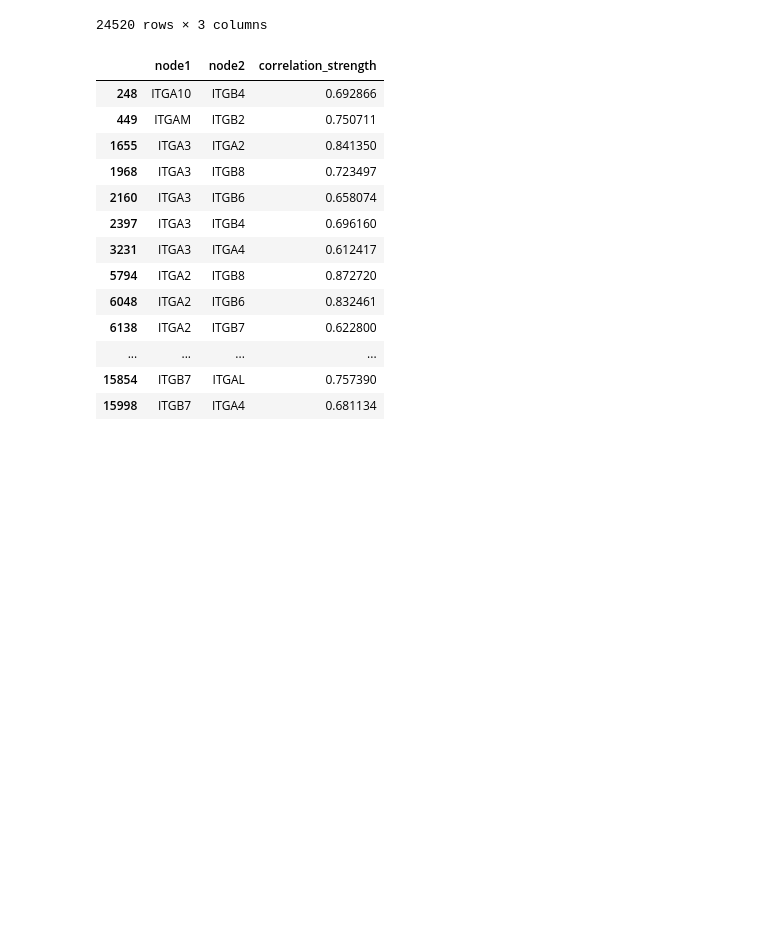
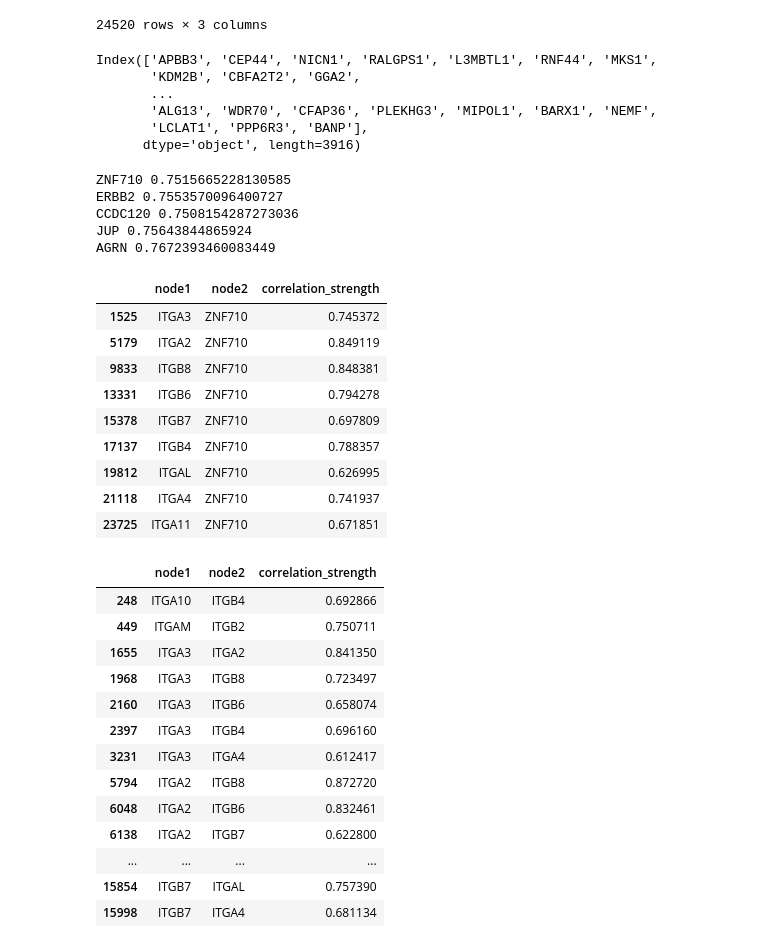
Before and after one commit to hshadman/integrin_expression_data_mining, a Jupyter notebook: jesse_code/gene_networking_analysis_BRCA_v2_(gtex_males_excluded).ipynb, the cells around one changed output. Cells and saved outputs as stored; diff of their text form; code cells hidden in the pictures; blank space fills up the shorter version.

```diff
--- a/jesse_code/gene_networking_analysis_BRCA_v2_(gtex_males_excluded).ipynb
+++ b/jesse_code/gene_networking_analysis_BRCA_v2_(gtex_males_excluded).ipynb
@@ -1050,6 +1085,41 @@ gtex_network_df
 | 24518 | ITGA11 | PRNP | 0.604967 |
 | 24519 | ITGA11 | CABIN1 | 0.642895 |
 24520 rows × 3 columns
+# %%
+# find connected to at least 3 integrins
+genes_at_least3 = gtex_network_df['node2'].value_counts()[gtex_network_df['node2'].value_counts()>=3].index
+print(genes_at_least3[~(genes_at_least3.str.contains('ITG'))])
+del genes_at_least3
+# %% [output]
+Index(['APBB3', 'CEP44', 'NICN1', 'RALGPS1', 'L3MBTL1', 'RNF44', 'MKS1',
+       'KDM2B', 'CBFA2T2', 'GGA2',
+       ...
+       'ALG13', 'WDR70', 'CFAP36', 'PLEKHG3', 'MIPOL1', 'BARX1', 'NEMF',
+       'LCLAT1', 'PPP6R3', 'BANP'],
+      dtype='object', length=3916)
+# %%
+for gene in gtex_network_df['node2'].value_counts()[gtex_network_df['node2'].value_counts()>=9].index:
+    if gtex_network_df[gtex_network_df.node2==gene].correlation_strength.mean()>=0.75:
+        print(gene, gtex_network_df[gtex_network_df.node2==gene].correlation_strength.mean())
+# %% [output]
+ZNF710 0.7515665228130585
+ERBB2 0.7553570096400727
+CCDC120 0.7508154287273036
+JUP 0.75643844865924
+AGRN 0.7672393460083449
+# %%
+gtex_network_df[gtex_network_df.node2=='ZNF710']
+# %% [output]
+|  | node1 | node2 | correlation_strength |
+| 1525 | ITGA3 | ZNF710 | 0.745372 |
+| 5179 | ITGA2 | ZNF710 | 0.849119 |
+| 9833 | ITGB8 | ZNF710 | 0.848381 |
+| 13331 | ITGB6 | ZNF710 | 0.794278 |
+| 15378 | ITGB7 | ZNF710 | 0.697809 |
+| 17137 | ITGB4 | ZNF710 | 0.788357 |
+| 19812 | ITGAL | ZNF710 | 0.626995 |
+| 21118 | ITGA4 | ZNF710 | 0.741937 |
+| 23725 | ITGA11 | ZNF710 | 0.671851 |
 # %%
 gtex_network_df[(gtex_network_df.node2.str.contains('ITG')) & (gtex_network_df.node1.str.contains('ITG'))]
 # %% [output]
```
Also changed, not shown: parts of 5 cells of this notebook.
